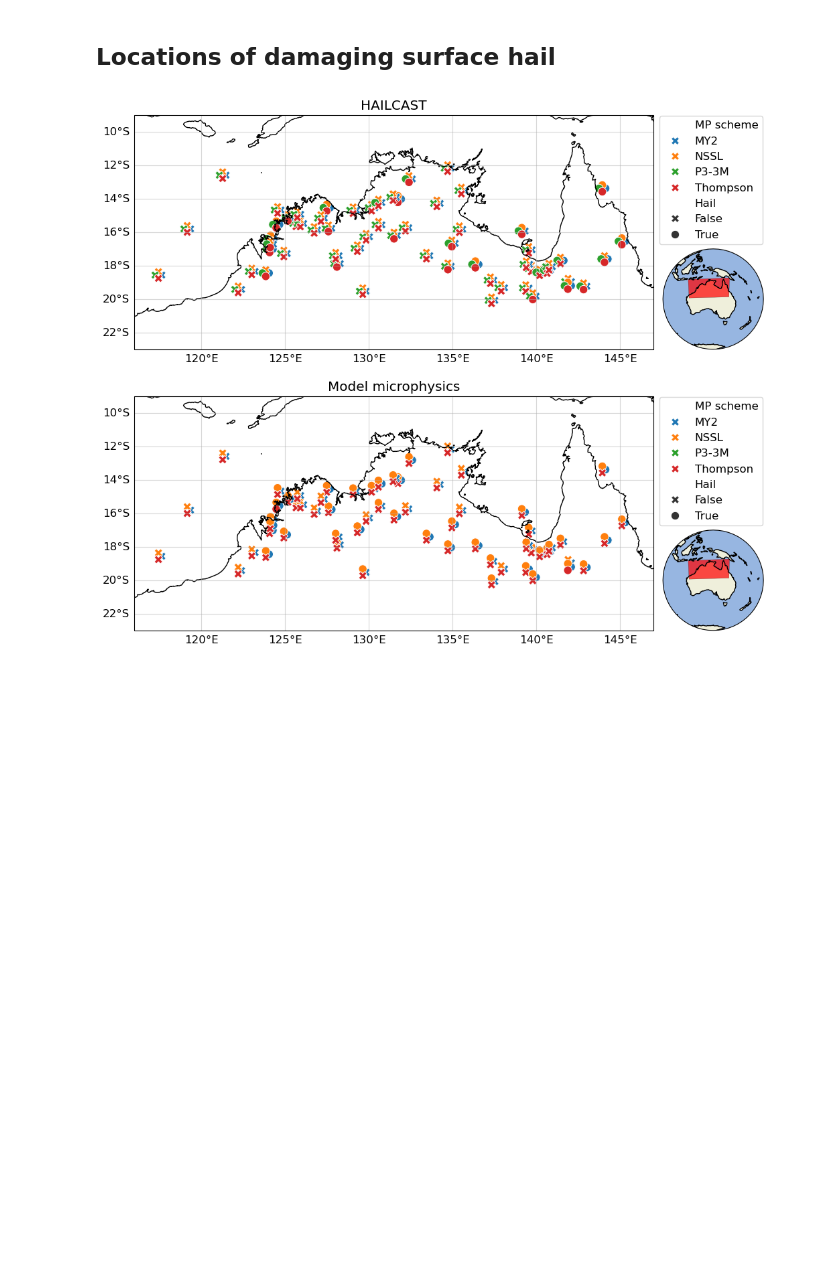
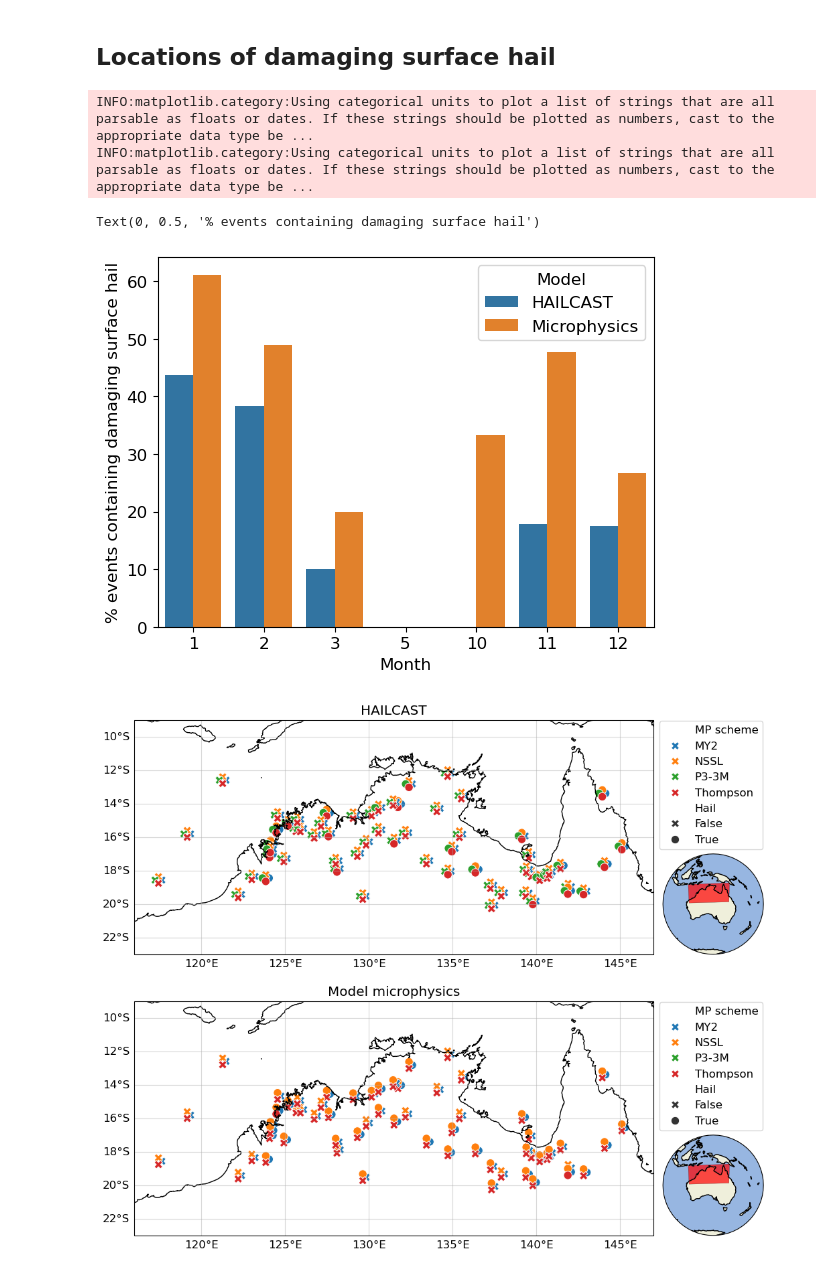
Before and after one commit to traupach/aus_tropics_hail, a Jupyter notebook: analysis/aus_tropics_hail.ipynb, the cells around one changed output. Cells and saved outputs as stored; diff of their text form; code cells hidden in the pictures; blank space fills up the shorter version.

```diff
--- a/analysis/aus_tropics_hail.ipynb
+++ b/analysis/aus_tropics_hail.ipynb
@@ -323,6 +323,30 @@ spatial_mins = spatial_mins.sel(domain='1 km')
 spatial_counts = spatial_counts.sel(domain='1 km')
 # %% [markdown]
 ## Locations of damaging surface hail
+# %%
+import seaborn as sns
+
+sp = spatial_means.copy()
+sp['event_includes_hail_micro'] = sp['event_includes_hail_micro'].where(~(sp.mp_scheme=='P3-3M'))
+
+months = (sp.groupby(spatial_means.time.dt.month).mean()[['event_includes_hail_hailcast', 'event_includes_hail_micro']] * 100).to_dataframe()
+months = months.rename(columns={'event_includes_hail_hailcast': 'HAILCAST', 'event_includes_hail_micro': 'Microphysics'}).drop(columns='domain')
+#sns.barplot(months, x='month', y='value')
+months = months.reset_index().melt(
+    id_vars='month',
+    value_vars=['HAILCAST', 'Microphysics'],
+    var_name='Model',
+    value_name='Value'
+)
+sns.barplot(data=months, x='month', y='Value', hue='Model')
+
+plt.xlabel('Month')
+plt.ylabel('% events containing damaging surface hail')
+# %% [output]
+INFO:matplotlib.category:Using categorical units to plot a list of strings that are all parsable as floats or dates. If these strings should be plotted as numbers, cast to the appropriate data type be ...
+INFO:matplotlib.category:Using categorical units to plot a list of strings that are all parsable as floats or dates. If these strings should be plotted as numbers, cast to the appropriate data type be ...
+Text(0, 0.5, '% events containing damaging surface hail')
+[figure, added]
 # %%
 nh.plot_hail_simulations(dat=spatial_means, ylim=(-23, -9), xlim=(116, 147), figsize=(10, 10), file='paper/figures/sims_map.pdf')
 # %% [output]
```
Also changed, not shown: parts of 8 cells of this notebook, 12 other files.
